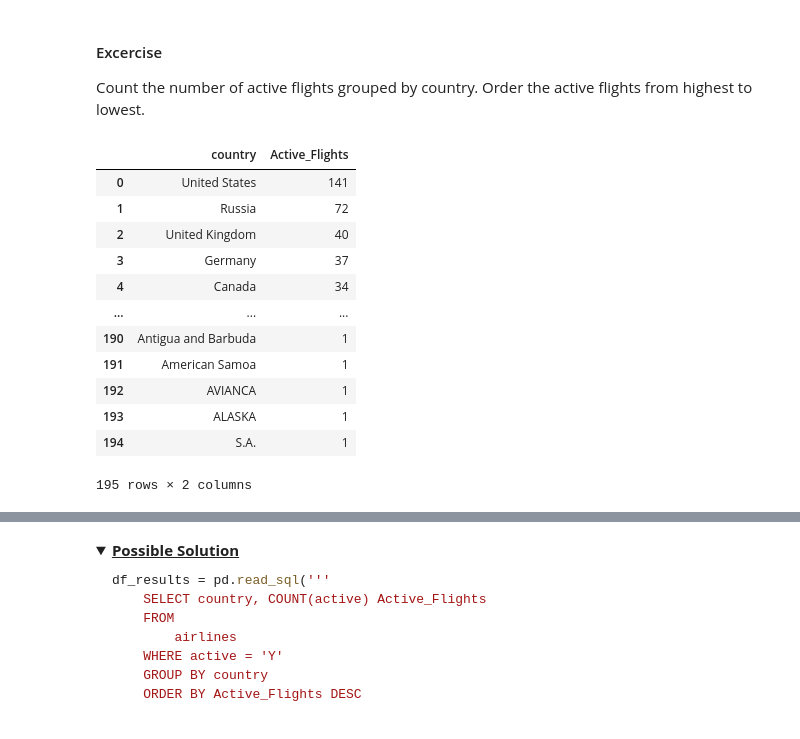
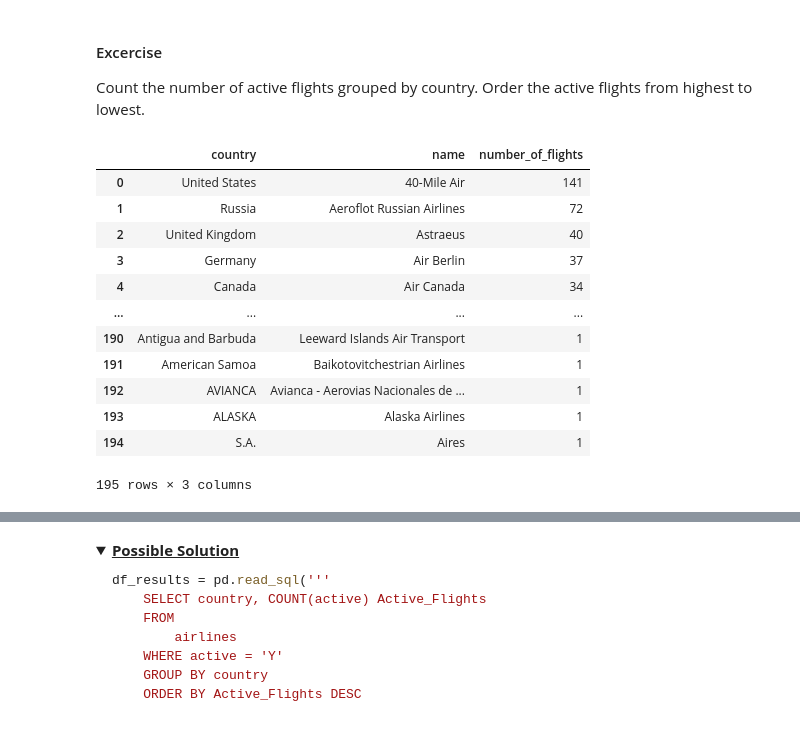
Before and after one commit to 0xEduardoG/NYC-DS-080723, a Jupyter notebook: Phase2/GroupbyJoins.ipynb, the cells around one changed output, grey strips where cells are left out. Saved outputs shown, nothing was run; the diff lists cells and outputs as text; code cells hidden in the pictures; folded sections open.

```diff
--- a/Phase2/GroupbyJoins.ipynb
+++ b/Phase2/GroupbyJoins.ipynb
@@ -169,26 +174,24 @@ df_results
  #### Excercise
 Count the number of active flights grouped by country. Order the active flights from highest to lowest.
 # %%
-pd.read_sql('''
-    SELECT country, COUNT(active) Active_Flights
-    FROM
-        airlines
-    WHERE active = 'Y'
-    GROUP BY country
-    ORDER BY Active_Flights DESC
-
-''', conn)
+pd.read_sql("""
+SELECT country, name, count(*) AS number_of_flights
+FROM airlines
+WHERE active = "Y"
+GROUP BY country
+ORDER BY number_of_flights DESC
+""", conn)
 # %% [output]
-|  | country | Active_Flights |
-| 0 | United States | 141 |
-| 1 | Russia | 72 |
-| 2 | United Kingdom | 40 |
-| 3 | Germany | 37 |
-| 4 | Canada | 34 |
-| ... | ... | ... |
-| 190 | Antigua and Barbuda | 1 |
-| 191 | American Samoa | 1 |
-| 192 | AVIANCA | 1 |
-| 193 | ALASKA | 1 |
-| 194 | S.A. | 1 |
+|  | country | name | number_of_flights |
+| 0 | United States | 40-Mile Air | 141 |
+| 1 | Russia | Aeroflot Russian Airlines | 72 |
+| 2 | United Kingdom | Astraeus | 40 |
+| 3 | Germany | Air Berlin | 37 |
+| 4 | Canada | Air Canada | 34 |
+| ... | ... | ... | ... |
+| 190 | Antigua and Barbuda | Leeward Islands Air Transport | 1 |
+| 191 | American Samoa | Baikotovitchestrian Airlines | 1 |
+| 192 | AVIANCA | Avianca - Aerovias Nacionales de ... | 1 |
+| 193 | ALASKA | Alaska Airlines | 1 |
+| 194 | S.A. | Aires | 1 |
-195 rows × 2 columns
+195 rows × 3 columns
```
Also changed, not shown: parts of 10 cells of this notebook, 2 other files.
